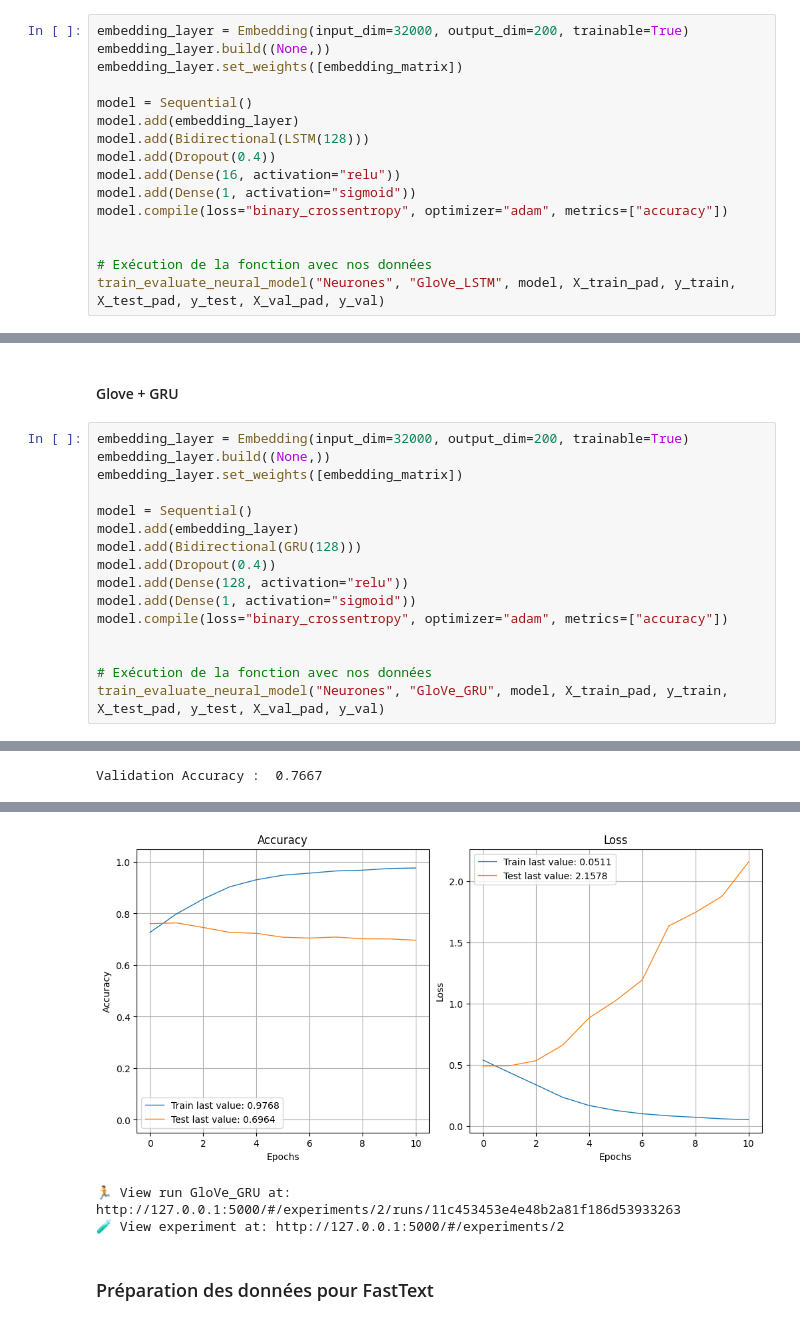
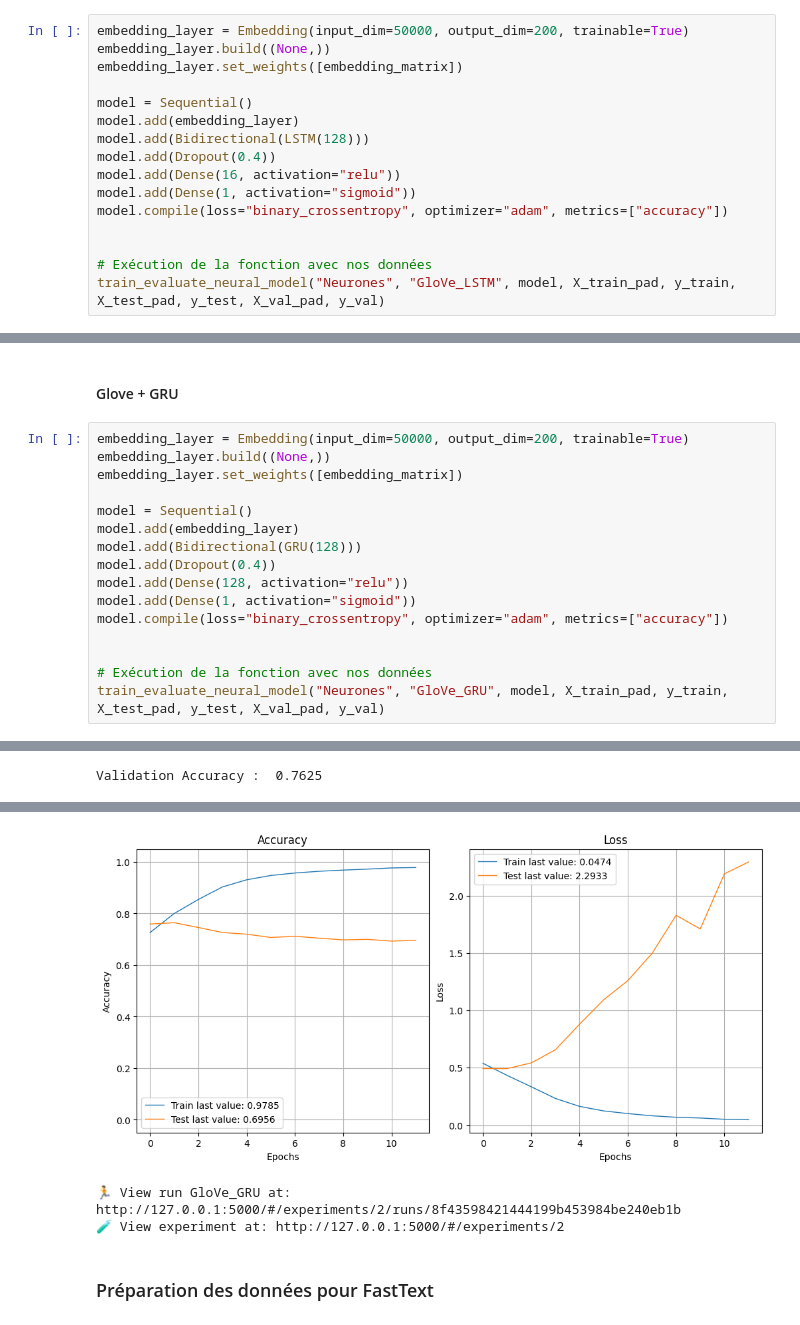
Before and after one commit to AnthonyJVID/OC_AI_Engineer_P7, a Jupyter notebook: notebooks/Projet 7.ipynb, the cells around one changed output, grey strips where cells are left out. Drawn from its saved outputs; the diff is of its cells as text.

```diff
--- a/notebooks/Projet 7.ipynb
+++ b/notebooks/Projet 7.ipynb
@@ -1021,7 +1022,7 @@ Specificity: 0.7796875
 # %% [markdown]
 #### Glove + LSTM
 # %%
-embedding_layer = Embedding(input_dim=32000, output_dim=200, trainable=True)
+embedding_layer = Embedding(input_dim=50000, output_dim=200, trainable=True)
 embedding_layer.build((None,))
 embedding_layer.set_weights([embedding_matrix])
 
@@ -1082,7 +1083,7 @@ Specificity: 0.6990625
 # %% [markdown]
 #### Glove + GRU
 # %%
-embedding_layer = Embedding(input_dim=32000, output_dim=200, trainable=True)
+embedding_layer = Embedding(input_dim=50000, output_dim=200, trainable=True)
 embedding_layer.build((None,))
 embedding_layer.set_weights([embedding_matrix])
 
@@ -1119 +1120 @@ Validation Accuracy:  0.6964
-Validation Accuracy :  0.7667
+Validation Accuracy :  0.7625
@@ -1140,5 +1141,5 @@ Specificity: 0.7240625
-[figure, old version]
+[figure, new version]
-🏃 View run GloVe_GRU at: http://127.0.0.1:5000/#/experiments/2/runs/11c453453e4e48b2a81f186d53933263
+🏃 View run GloVe_GRU at: http://127.0.0.1:5000/#/experiments/2/runs/8f43598421444199b453984be240eb1b
 🧪 View experiment at: http://127.0.0.1:5000/#/experiments/2
 # %% [markdown]
 ### Préparation des données pour FastText
```
Also changed, not shown: parts of 35 cells of this notebook, 2 other files.
